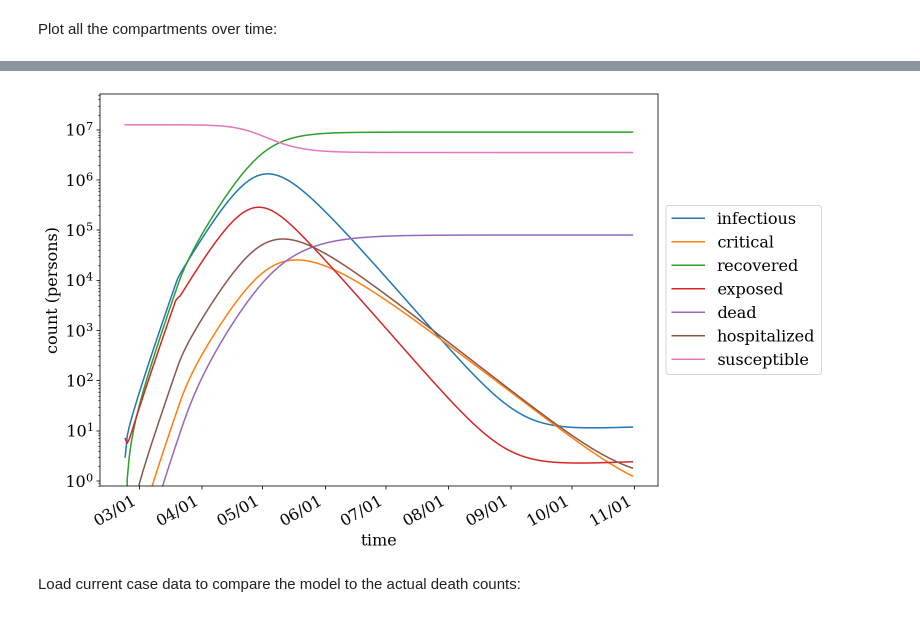
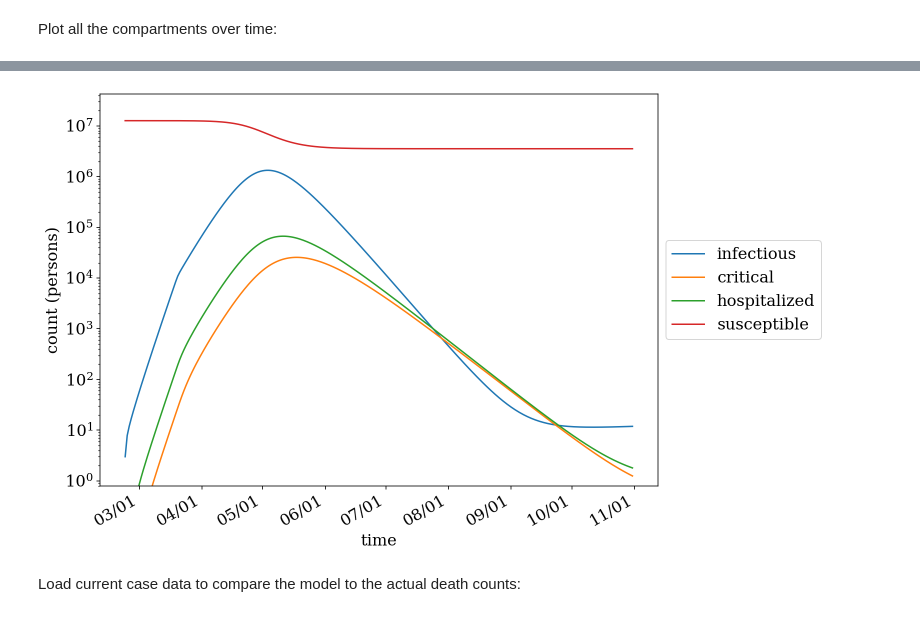
Before and after one commit to uiuc-covid19-modeling/pydemic, a Jupyter notebook: examples/neher-scenarios.ipynb, the cells around one changed output, grey strips where cells are left out. Cells and saved outputs as stored; diff of their text form; code cells hidden in the pictures.

```diff
--- a/examples/neher-scenarios.ipynb
+++ b/examples/neher-scenarios.ipynb
@@ -116,29 +126,37 @@ Plot all the compartments over time:
+# %%
+plot_compartments = ['infectious',
+ 'critical',
+#  'recovered',
+#  'exposed',
+#  'dead',
+ 'hospitalized',
+ 'susceptible']
 # %%
 fig, ax = plt.subplots(figsize=(10, 8))
 
 def days_to_dates(days):
     from datetime import datetime
     from pydemic import date_from
     return [datetime(*date_from(x)) for x in days]
 
 # loop over compartment names (sim.compartments)
-for name in result.compartments:
+for name in plot_compartments:
     ax.plot(days_to_dates(result.t), result.y[name].sum(axis=1), label=name)
 
 # plot on y log scale
 ax.set_yscale('log')
 ax.set_ylim(ymin=0.8)
 
 # plot x axis as dates
 ax.xaxis.set_major_formatter(mdates.DateFormatter('%m/%d'))
 fig.autofmt_xdate()
 
 # create legend
 ax.legend(loc='center left', bbox_to_anchor=(1, .5))
 ax.set_xlabel('time')
 ax.set_ylabel('count (persons)');
 # %% [output]
-[figure, old version]
+[figure, new version]
 # %% [markdown]
 Load current case data to compare the model to the actual death counts:
 # %%
```
Also changed, not shown: parts of 4 cells of this notebook.
